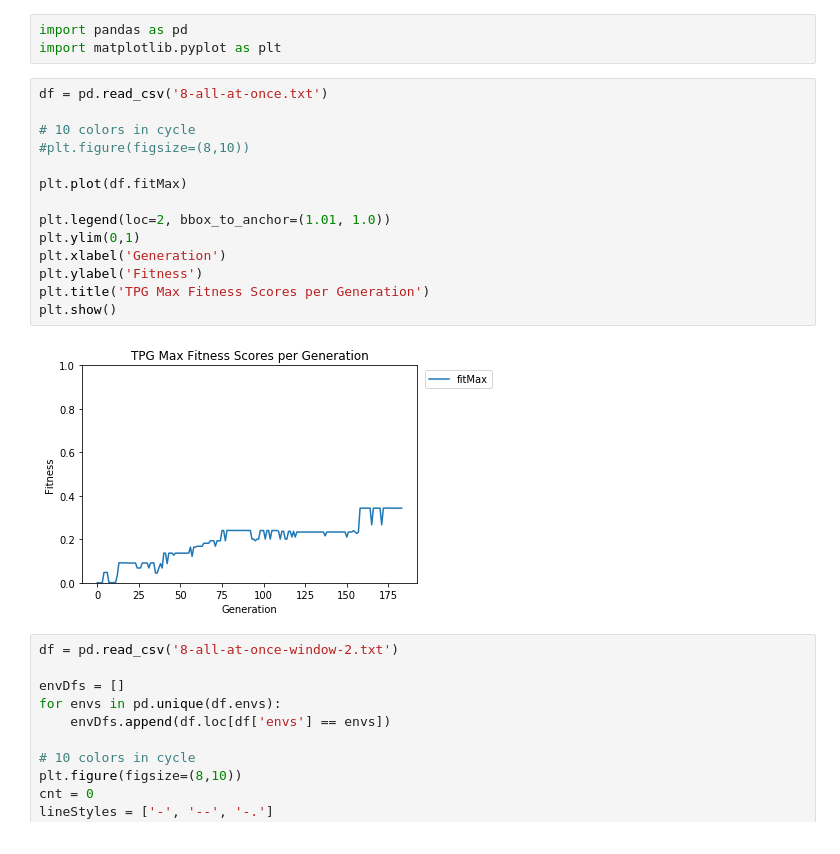
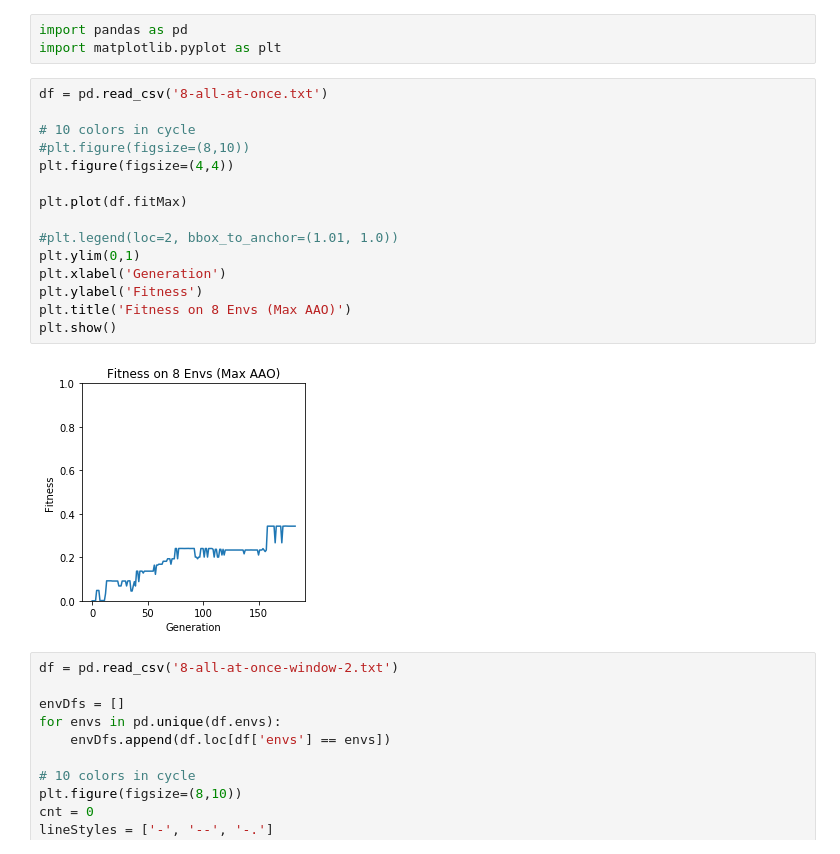
Before and after one commit to Ryan-Amaral/general-game-playing-tpg, a Jupyter notebook: tpg-fitness/tpg-fitness.ipynb, the cells around one changed output. Cells and saved outputs as stored; diff of their text form.

```diff
--- a/tpg-fitness/tpg-fitness.ipynb
+++ b/tpg-fitness/tpg-fitness.ipynb
@@ -4,19 +4,20 @@ import matplotlib.pyplot as plt
 # %%
 df = pd.read_csv('8-all-at-once.txt')
 
 # 10 colors in cycle
 #plt.figure(figsize=(8,10))
+plt.figure(figsize=(4,4))
 
 plt.plot(df.fitMax)
 
-plt.legend(loc=2, bbox_to_anchor=(1.01, 1.0))
+#plt.legend(loc=2, bbox_to_anchor=(1.01, 1.0))
 plt.ylim(0,1)
 plt.xlabel('Generation')
 plt.ylabel('Fitness')
-plt.title('TPG Max Fitness Scores per Generation')
+plt.title('Fitness on 8 Envs (Max AAO)')
 plt.show()
 # %% [output]
-[figure, old version]
+[figure, new version]
 # %%
 df = pd.read_csv('8-all-at-once-window-2.txt')
 
```
Also changed, not shown: parts of 5 cells of this notebook, 3 other files.
